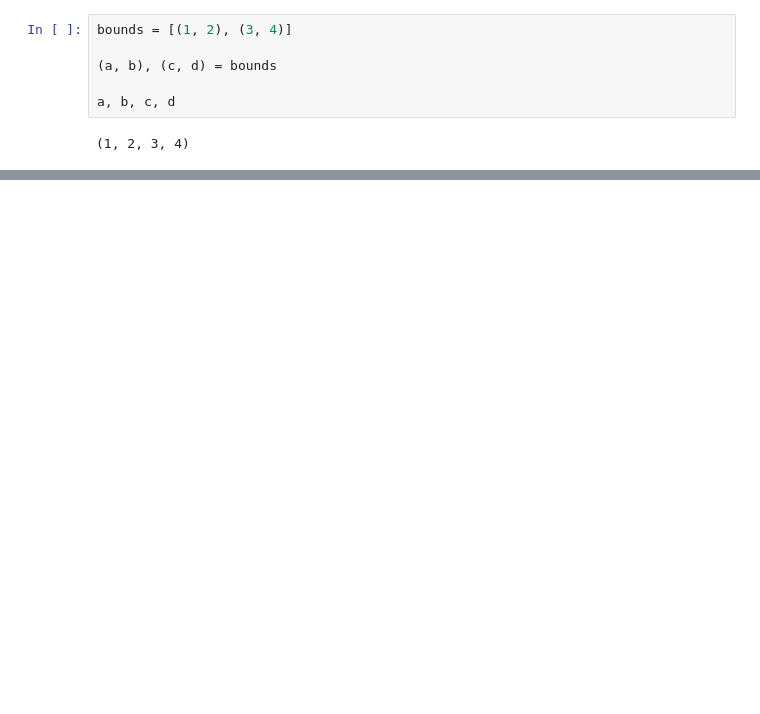
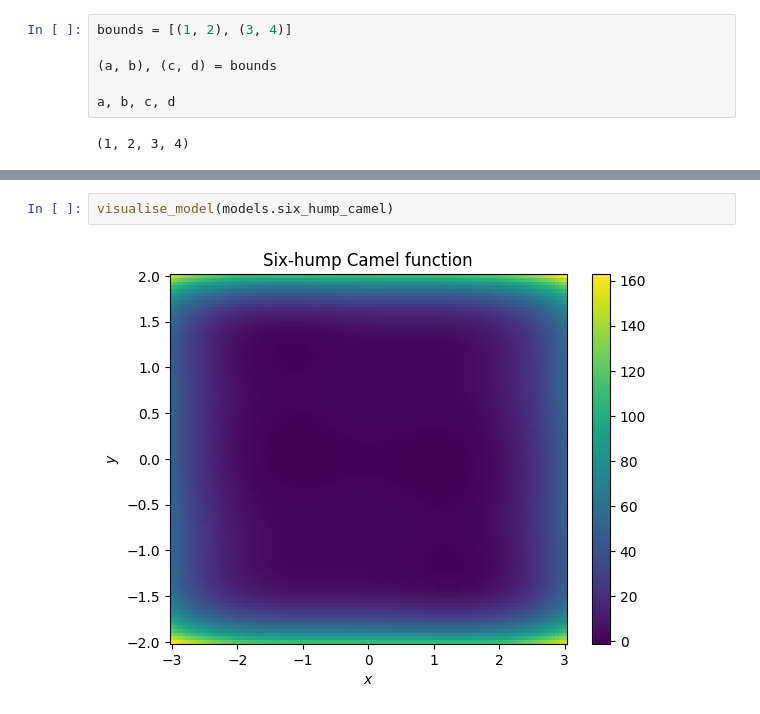
Before and after one commit to Rraanto/gaussian_processes, a Jupyter notebook: notebook_models.ipynb, the cells around one changed output, grey strips where cells are left out. Cells and saved outputs as stored; diff of their text form; blank space fills up the shorter version.

```diff
--- a/notebook_models.ipynb
+++ b/notebook_models.ipynb
@@ -58,0 +68,4 @@ visualise_model(models.rosenbrock)
+# %%
+visualise_model(models.six_hump_camel)
+# %% [output]
+[figure, added]
```
Also changed, not shown: parts of 9 cells of this notebook, 9 other files.
